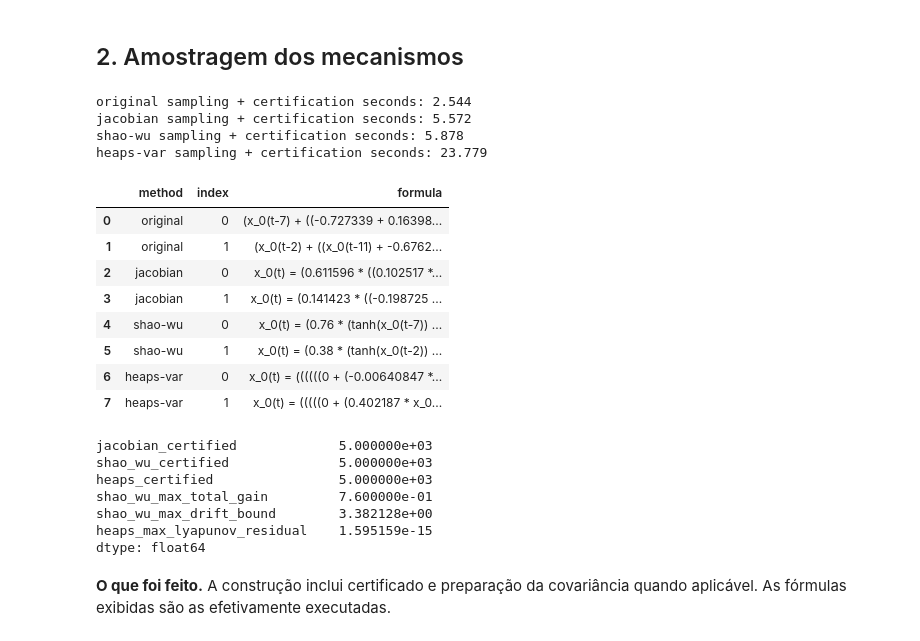
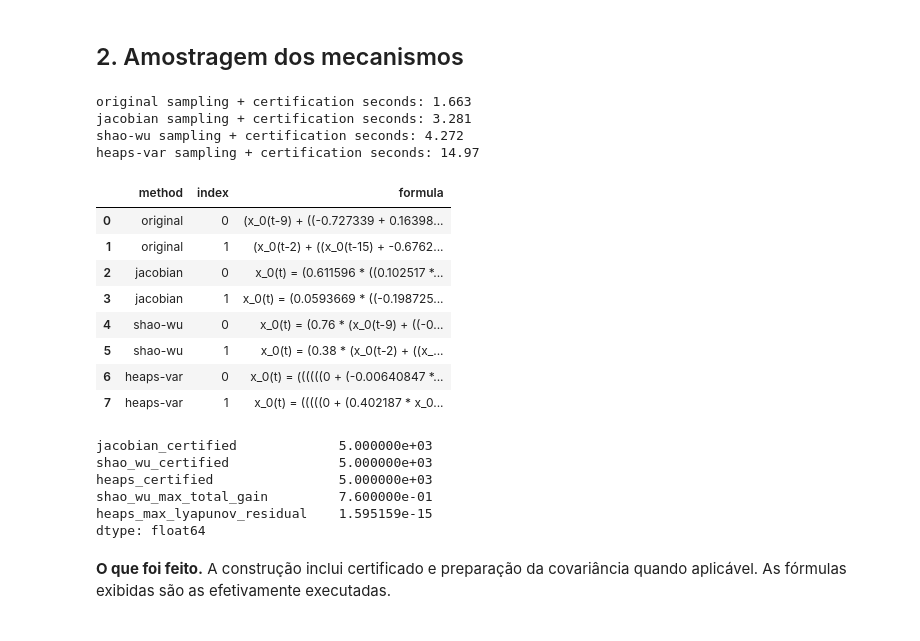
Before and after one commit to MateusWiteck/tsfmxai, a Jupyter notebook: experiments/abstract_syntax_tree/6_stability_methods_tradeoff.ipynb, the cells around one changed output. Drawn from its saved outputs; the diff is of its cells as text; code cells hidden in the pictures.

```diff
--- a/experiments/abstract_syntax_tree/6_stability_methods_tradeoff.ipynb
+++ b/experiments/abstract_syntax_tree/6_stability_methods_tradeoff.ipynb
@@ -63,10 +63,9 @@ TAIL_CONFIG = TailDiagnosticConfig(window_steps=24, persistence_windows=2,
 TAIL_TOLERANCES = tuple(factor * INNOVATION_STD for factor in (1., 2., 3.))
 BASE_CONFIG = RandomTreeConfig(
     minimum_operators=1, maximum_operators=6, num_series=1,
-    minimum_lag=1, maximum_lag=12, parameter_probability=.55,
-    time_probability=0., lag_probability=.45, add_probability=.80,
+    minimum_lag=1, maximum_lag=16, parameter_probability=.55,
+    lag_probability=.45, add_probability=.80, require_lag=True,
     minimum_parameter_magnitude=.05, maximum_parameter_magnitude=.80,
-    require_lag=True, require_time=False, coefficient_gate_lags=False,
 )
 SHAO_CONFIG = ShaoWuConfig(tree_config=BASE_CONFIG, innovation_std=INNOVATION_STD,
                            target_gain=.8)
@@ -125,51 +124,49 @@ print(json.dumps(configuration, indent=2))
 # %%
 samplers = {
     "original": lambda: sample_random_mechanisms(BASE_CONFIG, root_seed=ROOT_SEED, count=SAMPLE_COUNT),
     "jacobian": lambda: sample_contractive_mechanisms(CONTRACTION_CONFIG, root_seed=ROOT_SEED, count=SAMPLE_COUNT),
     "shao-wu": lambda: sample_shao_wu_mechanisms(SHAO_CONFIG, root_seed=ROOT_SEED, count=SAMPLE_COUNT),
     "heaps-var": lambda: sample_heaps_var_mechanisms(HEAPS_CONFIG, root_seed=ROOT_SEED, count=SAMPLE_COUNT),
 }
 mechanisms_by_method, sampling_times = {}, {}
 for method, sampler in samplers.items():
     started = time.perf_counter()
     mechanisms_by_method[method] = sampler()
     sampling_times[method] = time.perf_counter()-started
     assert len(mechanisms_by_method[method]) == SAMPLE_COUNT
     if method != "original":
         assert all(m.certificate.holds for m in mechanisms_by_method[method])
     print(method, "sampling + certification seconds:", round(sampling_times[method], 3), flush=True)
 display(pd.DataFrame([
     {"method": method, "index": i, "formula": m.formulas[0] if hasattr(m, "formulas") else m.formula}
     for method, mechanisms in mechanisms_by_method.items() for i, m in enumerate(mechanisms[:2])
 ]))
 additional_checks = {
     "jacobian_certified": sum(m.certificate.holds for m in mechanisms_by_method["jacobian"]),
     "shao_wu_certified": sum(m.certificate.holds for m in mechanisms_by_method["shao-wu"]),
     "heaps_certified": sum(m.certificate.holds for m in mechanisms_by_method["heaps-var"]),
     "shao_wu_max_total_gain": max(m.certificate.total_gain for m in mechanisms_by_method["shao-wu"]),
-    "shao_wu_max_drift_bound": max(m.certificate.drift_norm_bound for m in mechanisms_by_method["shao-wu"]),
     "heaps_max_lyapunov_residual": max(m.certificate.relative_lyapunov_residual for m in mechanisms_by_method["heaps-var"]),
 }
 display(pd.Series(additional_checks))
 # %% [output]
-original sampling + certification seconds: 2.544
-jacobian sampling + certification seconds: 5.572
-shao-wu sampling + certification seconds: 5.878
-heaps-var sampling + certification seconds: 23.779
+original sampling + certification seconds: 1.663
+jacobian sampling + certification seconds: 3.281
+shao-wu sampling + certification seconds: 4.272
+heaps-var sampling + certification seconds: 14.97
 |  | method | index | formula |
-| 0 | original | 0 | (x_0(t-7) + ((-0.727339 + 0.16398... |
-| 1 | original | 1 | (x_0(t-2) + ((x_0(t-11) + -0.6762... |
+| 0 | original | 0 | (x_0(t-9) + ((-0.727339 + 0.16398... |
+| 1 | original | 1 | (x_0(t-2) + ((x_0(t-15) + -0.6762... |
 | 2 | jacobian | 0 | x_0(t) = (0.611596 * ((0.102517 *... |
-| 3 | jacobian | 1 | x_0(t) = (0.141423 * ((-0.198725 ... |
-| 4 | shao-wu | 0 | x_0(t) = (0.76 * (tanh(x_0(t-7)) ... |
-| 5 | shao-wu | 1 | x_0(t) = (0.38 * (tanh(x_0(t-2)) ... |
+| 3 | jacobian | 1 | x_0(t) = (0.0593669 * ((-0.198725... |
+| 4 | shao-wu | 0 | x_0(t) = (0.76 * (x_0(t-9) + ((-0... |
+| 5 | shao-wu | 1 | x_0(t) = (0.38 * (x_0(t-2) + ((x_... |
 | 6 | heaps-var | 0 | x_0(t) = ((((((0 + (-0.00640847 *... |
 | 7 | heaps-var | 1 | x_0(t) = (((((0 + (0.402187 * x_0... |
 jacobian_certified             5.000000e+03
 shao_wu_certified              5.000000e+03
 heaps_certified                5.000000e+03
 shao_wu_max_total_gain         7.600000e-01
-shao_wu_max_drift_bound        3.382128e+00
 heaps_max_lyapunov_residual    1.595159e-15
 dtype: float64
 # %% [markdown]
```
Also changed, not shown: parts of 10 cells of this notebook, 2 other files.
